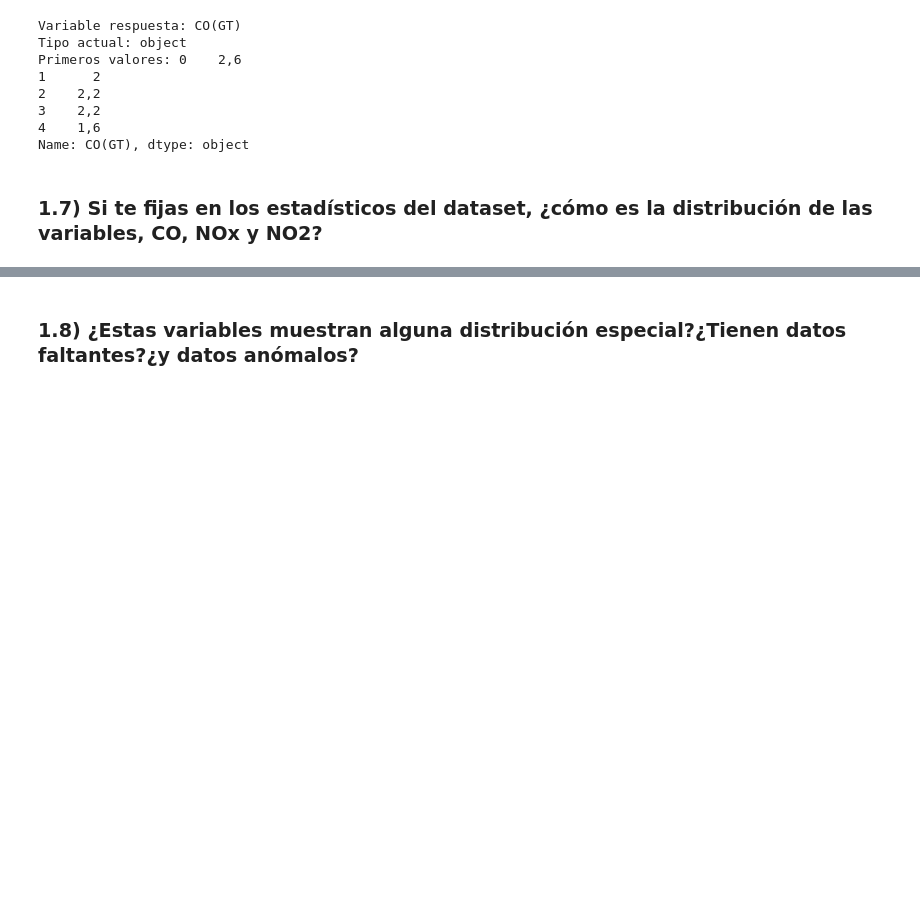
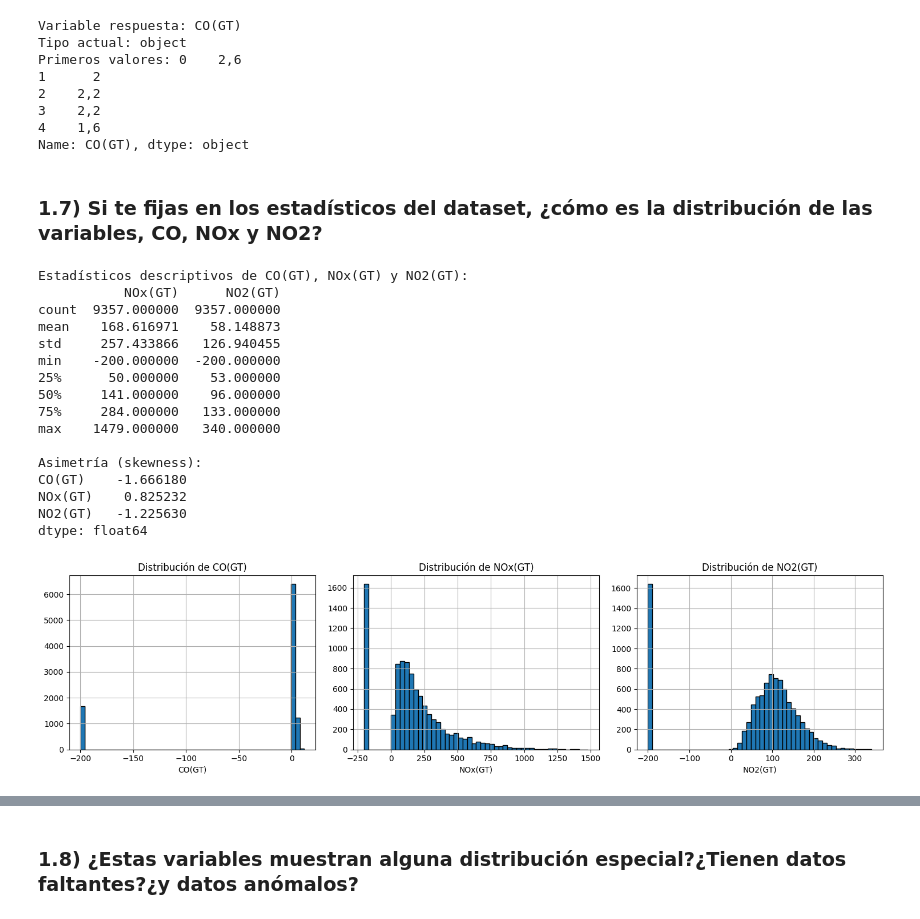
Before and after one commit to mysticBel/machine_learning_labs, a Jupyter notebook: parte2/lab_activ_1/Laboratorio_Actividad_1_publicar.ipynb, the cells around one changed output, grey strips where cells are left out. Saved outputs shown, nothing was run; the diff lists cells and outputs as text; code cells hidden in the pictures; blank space fills up the shorter version.

```diff
--- a/parte2/lab_activ_1/Laboratorio_Actividad_1_publicar.ipynb
+++ b/parte2/lab_activ_1/Laboratorio_Actividad_1_publicar.ipynb
@@ -217,3 +217,54 @@ Name: CO(GT), dtype: object
 # Name: CO(GT), dtype: object
 # %% [markdown]
 ### 1.7) Si te fijas en los estadísticos del dataset, ¿cómo es la distribución de las variables, CO, NOx y NO2?
+# %%
+# Analizar la distribución de CO(GT), NOx(GT) y NO2(GT)
+print("Estadísticos descriptivos de CO(GT), NOx(GT) y NO2(GT):")
+stats = airQ_df[['CO(GT)', 'NOx(GT)', 'NO2(GT)']].describe()
+print(stats)
+
+# Convertir las columnas de string a float (reemplazando coma por punto)
+airQ_df['CO(GT)'] = pd.to_numeric(airQ_df['CO(GT)'].str.replace(',', '.'), errors='coerce')
+airQ_df['NOx(GT)'] = pd.to_numeric(airQ_df['NOx(GT)'], errors='coerce')
+airQ_df['NO2(GT)'] = pd.to_numeric(airQ_df['NO2(GT)'], errors='coerce')
+
+# Calcular asimetría para entender mejor la distribución
+print("\nAsimetría (skewness):")
+print(airQ_df[['CO(GT)', 'NOx(GT)', 'NO2(GT)']].skew())
+
+# Visualizar las distribuciones
+import matplotlib.pyplot as plt
+
+fig, axes = plt.subplots(1, 3, figsize=(15, 4))
+airQ_df['CO(GT)'].hist(bins=50, ax=axes[0], edgecolor='black')
+axes[0].set_title('Distribución de CO(GT)')
+axes[0].set_xlabel('CO(GT)')
+
+airQ_df['NOx(GT)'].hist(bins=50, ax=axes[1], edgecolor='black')
+axes[1].set_title('Distribución de NOx(GT)')
+axes[1].set_xlabel('NOx(GT)')
+
+airQ_df['NO2(GT)'].hist(bins=50, ax=axes[2], edgecolor='black')
+axes[2].set_title('Distribución de NO2(GT)')
+axes[2].set_xlabel('NO2(GT)')
+
+plt.tight_layout()
+plt.show()
+# %% [output]
+Estadísticos descriptivos de CO(GT), NOx(GT) y NO2(GT):
+           NOx(GT)      NO2(GT)
+count  9357.000000  9357.000000
+mean    168.616971    58.148873
+std     257.433866   126.940455
+min    -200.000000  -200.000000
+25%      50.000000    53.000000
+50%     141.000000    96.000000
+75%     284.000000   133.000000
+max    1479.000000   340.000000
+
+Asimetría (skewness):
+CO(GT)    -1.666180
+NOx(GT)    0.825232
+NO2(GT)   -1.225630
+dtype: float64
+[figure, added]
```
Also changed, not shown: parts of 27 cells of this notebook, 1 other file.
